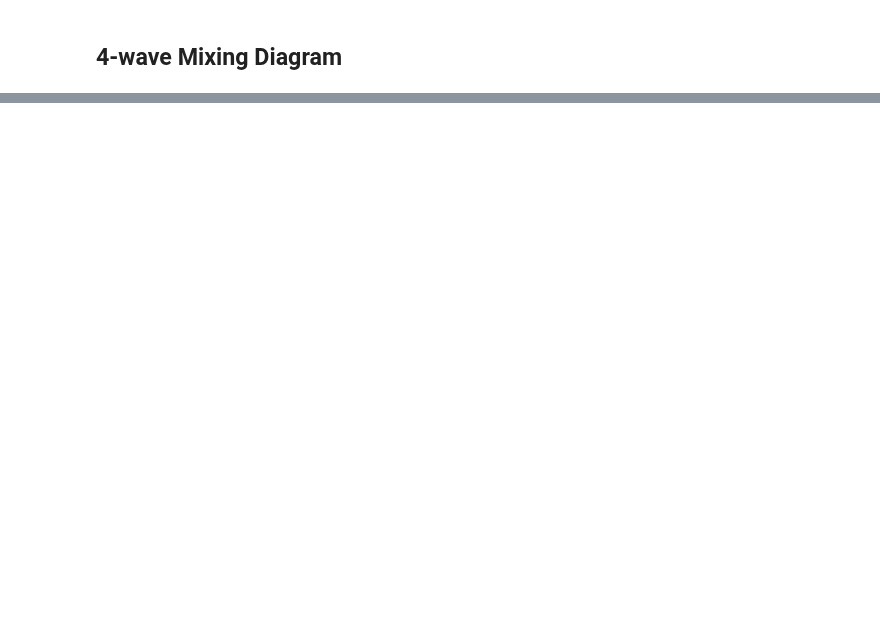
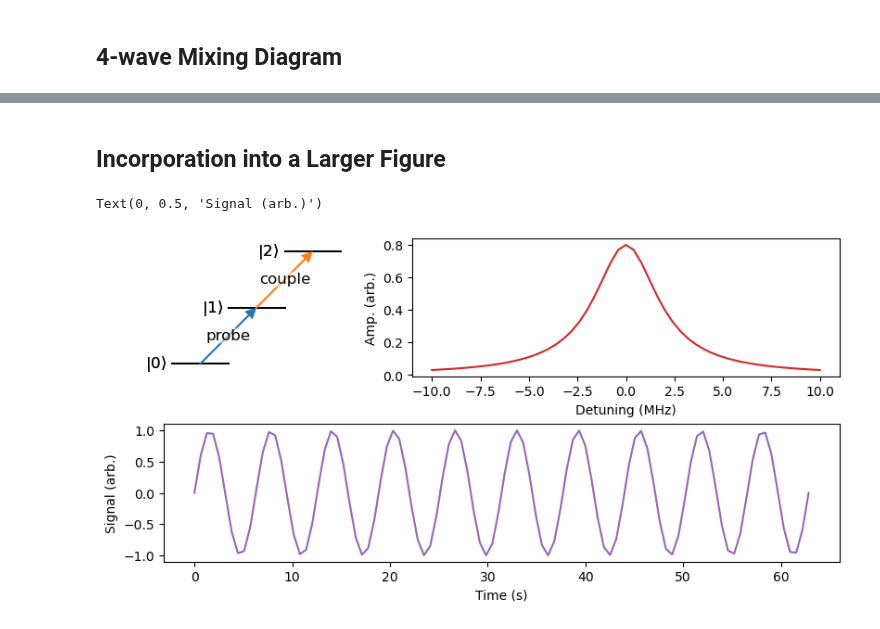
Before and after one commit to dihm/leveldiagram, a Jupyter notebook: examples/LD_tests.ipynb, the cells around one changed output, grey strips where cells are left out. Cells and saved outputs as stored; diff of their text form; code cells hidden in the pictures; blank space fills up the shorter version.

```diff
--- a/examples/LD_tests.ipynb
+++ b/examples/LD_tests.ipynb
@@ -110,0 +115,33 @@ d.draw()
+# %% [markdown]
+## Incorporation into a Larger Figure ##
+# %%
+bx_data = np.linspace(-10, 10, 51)
+by_data = 3.2/(bx_data**2 + 2**2)
+
+cx_data = np.linspace(0, 2*np.pi*10, 100)
+cy_data = np.sin(cx_data)
+# %%
+mosaic = [['a', 'b', 'b'],
+          ['c', 'c', 'c']]
+
+fig = plt.figure(figsize=(8,4), layout='constrained')
+axs = fig.subplot_mosaic(mosaic)
+
+### part a
+d = ld.LD(ladder_graph, ax=axs['a'],
+         coupling_defaults={'arrowsize':0.2})
+d.draw()
+axs['a'].set_aspect('equal')
+
+### part b
+axs['b'].plot(bx_data, by_data, color='C3')
+axs['b'].set_xlabel('Detuning (MHz)')
+axs['b'].set_ylabel('Amp. (arb.)')
+
+### part c
+axs['c'].plot(cx_data, cy_data, color='C4')
+axs['c'].set_xlabel('Time (s)')
+axs['c'].set_ylabel('Signal (arb.)')
+# %% [output]
+Text(0, 0.5, 'Signal (arb.)')
+[figure, added]
```
Also changed, not shown: parts of 8 cells of this notebook, 5 other files.
